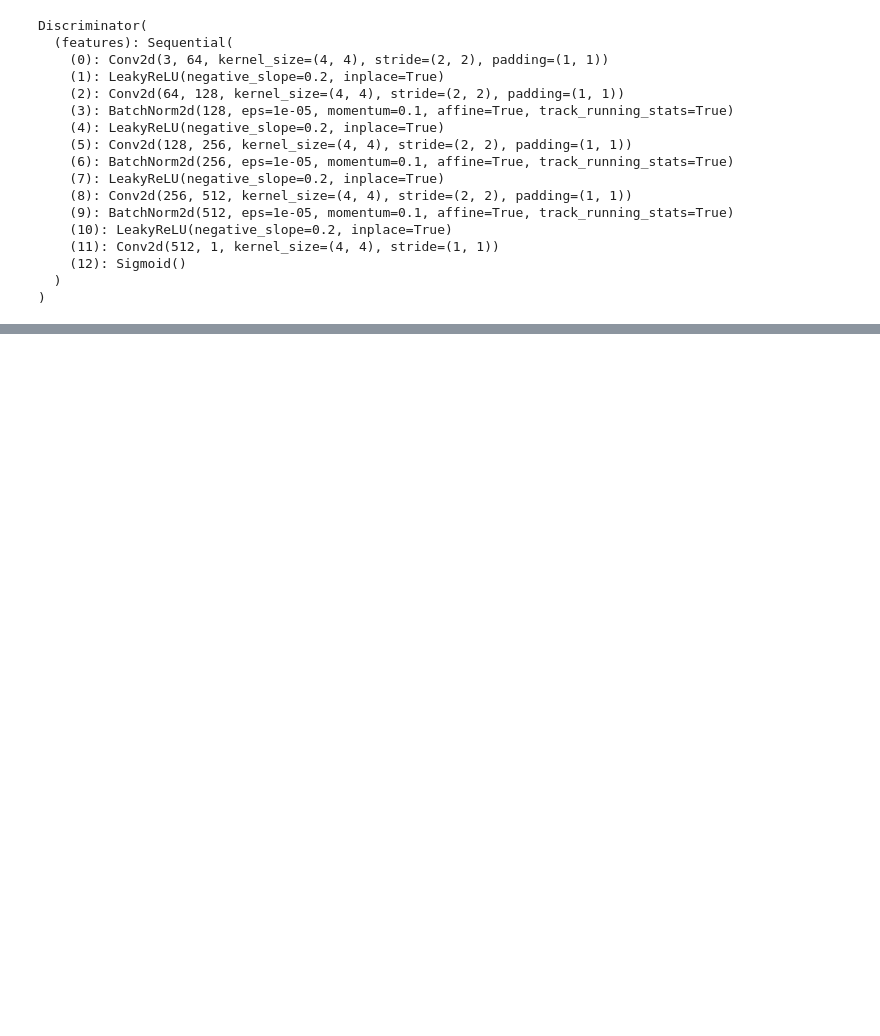
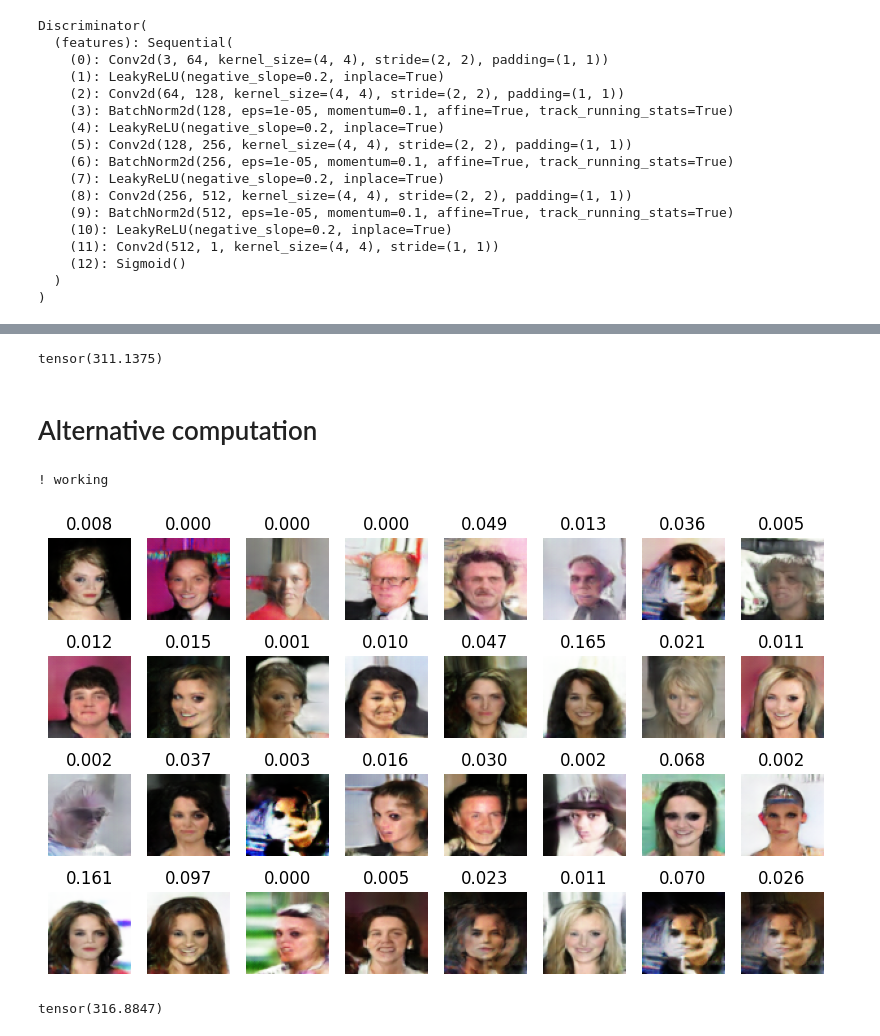
Before and after one commit to MarioAuditore/Statistics-energy-based-GAN, a Jupyter notebook: Celeba-GAN.ipynb, the cells around one changed output, grey strips where cells are left out. Saved outputs shown, nothing was run; the diff lists cells and outputs as text; code cells hidden in the pictures; blank space fills up the shorter version.

```diff
--- a/Celeba-GAN.ipynb
+++ b/Celeba-GAN.ipynb
@@ -178,0 +269,59 @@ for i in range(batch_size):
+# %%
+real = next(iter(trainloader))[0]
+fake = samples.to('cpu')
+
+fid = FrechetInceptionDistance()
+
+fid.update(real, True)
+fid.update(fake, False)
+fid.compute()
+# %% [output]
+tensor(311.1375)
+# %% [markdown]
+# Alternative computation
+# %%
+def Score_greadient(z, gen, disc):
+    z_new=z.clone().requires_grad_(True)
+    score_z_new=disc(gen(z_new.to(device)))
+    gradients = torch.autograd.grad(outputs=score_z_new,
+                                    inputs=z_new,
+                                    grad_outputs=torch.ones_like(score_z_new),
+                                    create_graph=False,
+                                    retain_graph=False,
+                                    only_inputs=True)[0]
+    return gradients.detach()
+
+
+lr_grad=1e-7
+noize=torch.randn(32, 100)
+z_noize=noize.clone()
+#vary learning 1e-5, 1e-6, 1e-7
+for i in range(20):
+    z_noize=z_noize+0.5*lr_grad*Score_greadient(z_noize, model_gen, model_disc)+torch.randn_like(z_noize)*np.sqrt(lr_grad)
+print('! working')
+
+
+plt.figure(figsize=[10,12])
+samples=model_gen(z_noize.to(device))
+samples=samples*0.5+0.5
+score=model_disc(model_gen(z_noize.to(device)))
+
+for i in range(batch_size):
+    plt.subplot(8,8,i+1)
+    plt.axis('off')
+    plt.title(f"{score[i].cpu().detach().numpy():.3f}")
+    plt.imshow(samples[i].permute(1,2,0).cpu().detach().numpy())
+# %% [output]
+! working
+[figure, added]
+# %%
+real = next(iter(trainloader))[0]
+fake = samples.to('cpu')
+
+fid = FrechetInceptionDistance()
+
+fid.update(real, True)
+fid.update(fake, False)
+fid.compute()
+# %% [output]
+tensor(316.8847)
```
Also changed, not shown: parts of 12 cells of this notebook, 1 other file.
